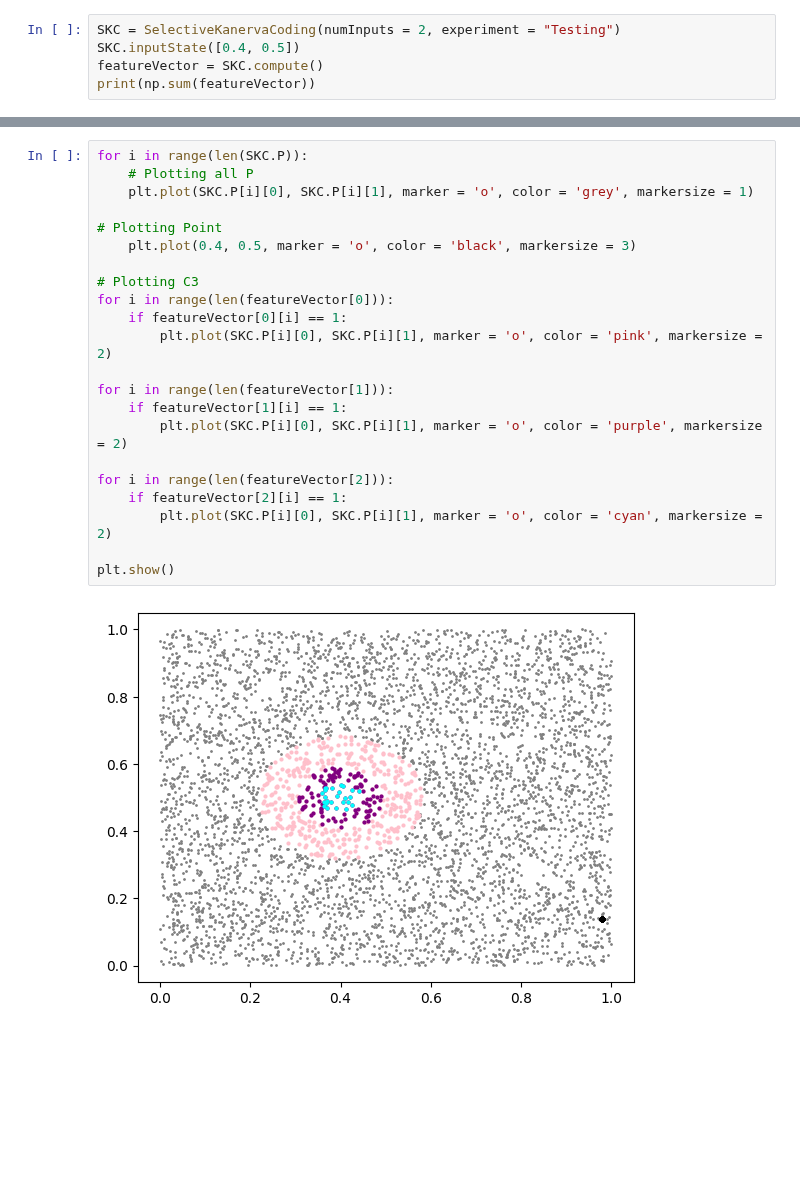
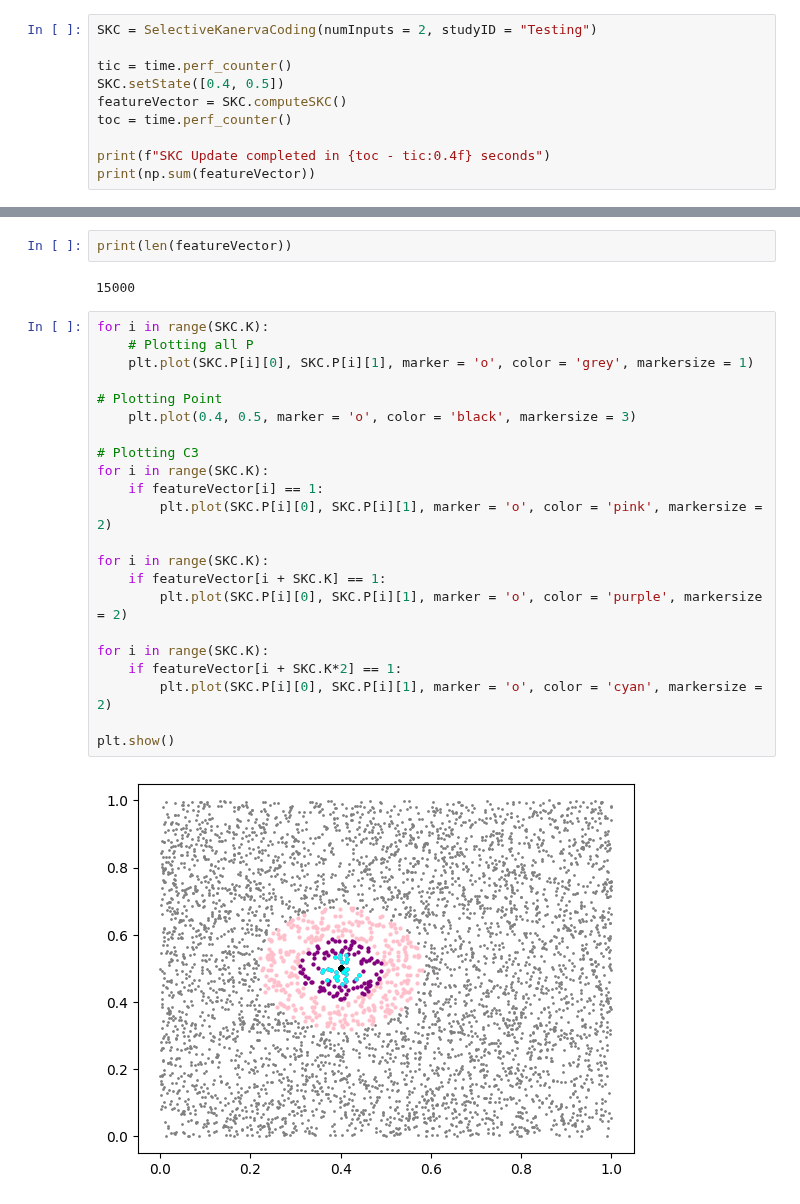
Before and after one commit to sonnyjones123/RL-Front-End, a Jupyter notebook: Algorithms/AlgorithmTesting.ipynb, the cells around one changed output, grey strips where cells are left out. Drawn from its saved outputs; the diff is of its cells as text; blank space fills up the shorter version.

```diff
--- a/Algorithms/AlgorithmTesting.ipynb
+++ b/Algorithms/AlgorithmTesting.ipynb
@@ -5,8 +6,13 @@ import math
 from SelectiveKanervaCoding import *
 # %%
-SKC = SelectiveKanervaCoding(numInputs = 2, experiment = "Testing")
-SKC.inputState([0.4, 0.5])
-featureVector = SKC.compute()
+SKC = SelectiveKanervaCoding(numInputs = 2, studyID = "Testing")
+
+tic = time.perf_counter()
+SKC.setState([0.4, 0.5])
+featureVector = SKC.computeSKC()
+toc = time.perf_counter()
+
+print(f"SKC Update completed in {toc - tic:0.4f} seconds")
 print(np.sum(featureVector))
 # %% [output]
 Loading prototypes if available...
@@ -15,25 +22,29 @@ Creating prototypes for Testing...
 650.0
+# %%
+print(len(featureVector))
+# %% [output]
+15000
 # %%
-for i in range(len(SKC.P)):
+for i in range(SKC.K):
     # Plotting all P
     plt.plot(SKC.P[i][0], SKC.P[i][1], marker = 'o', color = 'grey', markersize = 1)
 
 # Plotting Point
     plt.plot(0.4, 0.5, marker = 'o', color = 'black', markersize = 3)
 
 # Plotting C3
-for i in range(len(featureVector[0])):
-    if featureVector[0][i] == 1:
+for i in range(SKC.K):
+    if featureVector[i] == 1:
         plt.plot(SKC.P[i][0], SKC.P[i][1], marker = 'o', color = 'pink', markersize = 2)
 
-for i in range(len(featureVector[1])):
-    if featureVector[1][i] == 1:
+for i in range(SKC.K):
+    if featureVector[i + SKC.K] == 1:
         plt.plot(SKC.P[i][0], SKC.P[i][1], marker = 'o', color = 'purple', markersize = 2)
 
-for i in range(len(featureVector[2])):
-    if featureVector[2][i] == 1:
+for i in range(SKC.K):
+    if featureVector[i + SKC.K*2] == 1:
         plt.plot(SKC.P[i][0], SKC.P[i][1], marker = 'o', color = 'cyan', markersize = 2)
 
 plt.show()
 # %% [output]
-[figure, old version]
+[figure, new version]
```
Also changed, not shown: parts of 2 cells of this notebook, 7 other files.
